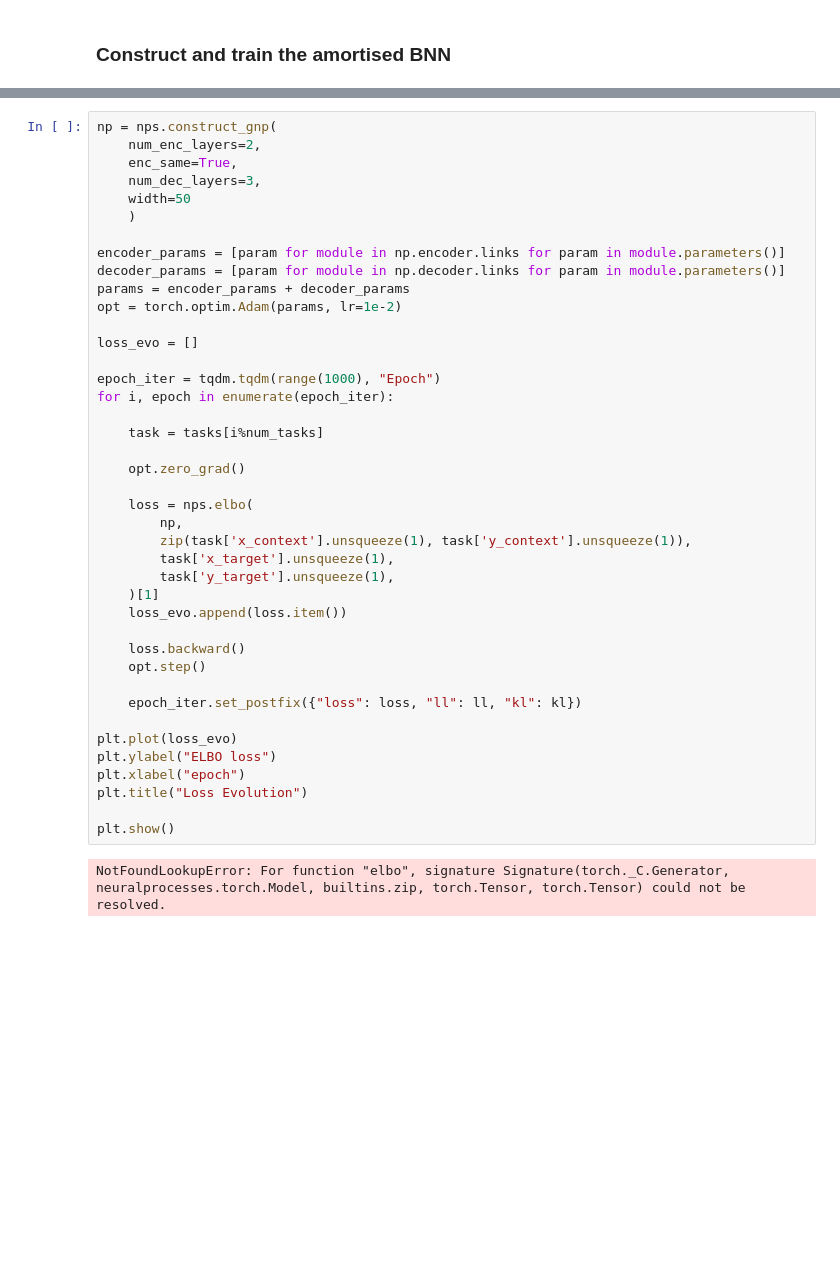
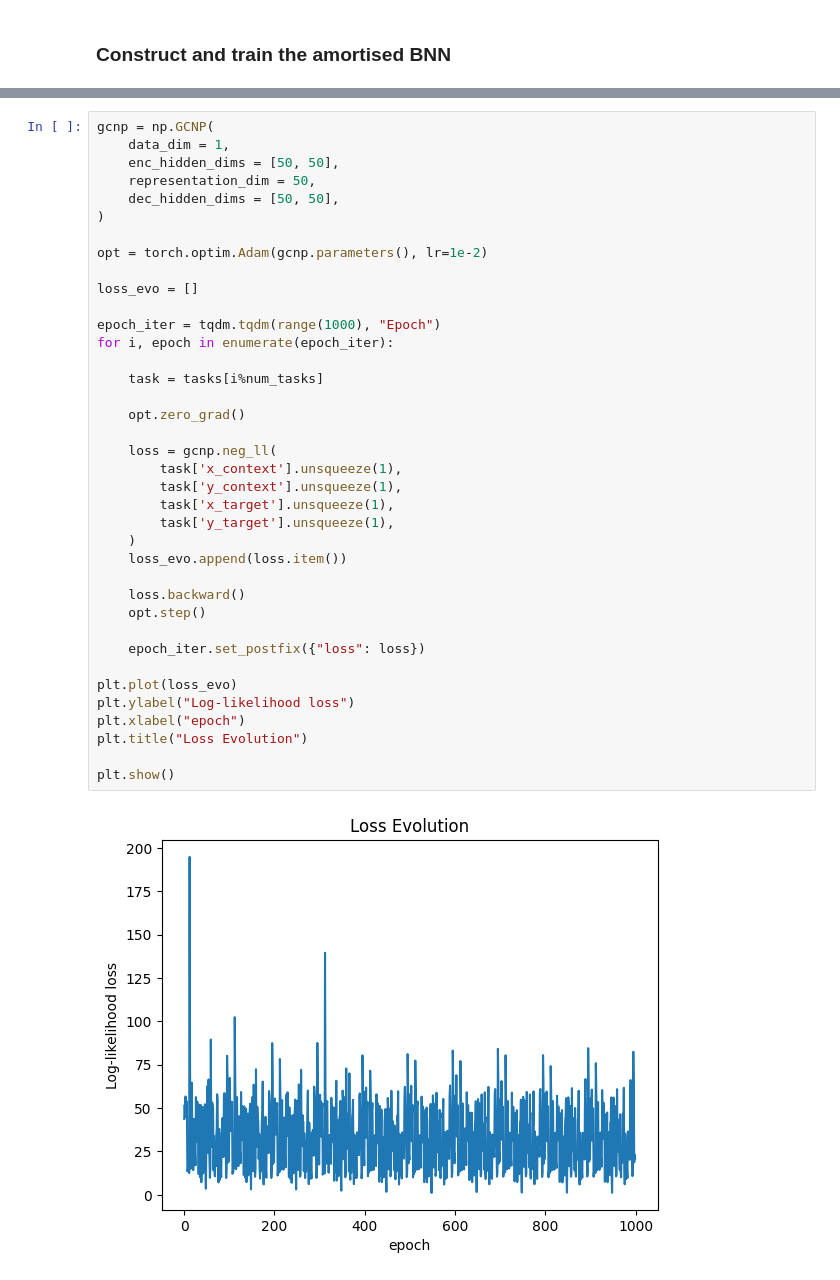
Before and after one commit to Sheev13/bnn_amort_inf, a Jupyter notebook: amort_bnn_vs_np.ipynb, the cells around one changed output, grey strips where cells are left out. Saved outputs shown, nothing was run; the diff lists cells and outputs as text; blank space fills up the shorter version.

Commit message:
initial implementation of neural process complete

```diff
--- a/amort_bnn_vs_np.ipynb
+++ b/amort_bnn_vs_np.ipynb
@@ -74,43 +75,40 @@ plt.show()
 # %%
-np = nps.construct_gnp(
-    num_enc_layers=2,
-    enc_same=True,
-    num_dec_layers=3,
-    width=50
-    )
+gcnp = np.GCNP(
+    data_dim = 1,
+    enc_hidden_dims = [50, 50],
+    representation_dim = 50,
+    dec_hidden_dims = [50, 50],
+)
 
-encoder_params = [param for module in np.encoder.links for param in module.parameters()]
-decoder_params = [param for module in np.decoder.links for param in module.parameters()]
-params = encoder_params + decoder_params
-opt = torch.optim.Adam(params, lr=1e-2)
+opt = torch.optim.Adam(gcnp.parameters(), lr=1e-2)
 
 loss_evo = []
 
 epoch_iter = tqdm.tqdm(range(1000), "Epoch")
 for i, epoch in enumerate(epoch_iter):
 
     task = tasks[i%num_tasks]
 
     opt.zero_grad()
 
-    loss = nps.elbo(
-        np,
-        zip(task['x_context'].unsqueeze(1), task['y_context'].unsqueeze(1)),
+    loss = gcnp.neg_ll(
+        task['x_context'].unsqueeze(1),
+        task['y_context'].unsqueeze(1),
         task['x_target'].unsqueeze(1),
         task['y_target'].unsqueeze(1),
-    )[1]
+    )
     loss_evo.append(loss.item())
 
     loss.backward()
     opt.step()
 
-    epoch_iter.set_postfix({"loss": loss, "ll": ll, "kl": kl})
+    epoch_iter.set_postfix({"loss": loss})
 
 plt.plot(loss_evo)
-plt.ylabel("ELBO loss")
+plt.ylabel("Log-likelihood loss")
 plt.xlabel("epoch")
 plt.title("Loss Evolution")
 
 plt.show()
 # %% [output]
-NotFoundLookupError: For function "elbo", signature Signature(torch._C.Generator, neuralprocesses.torch.Model, builtins.zip, torch.Tensor, torch.Tensor) could not be resolved.
+[figure, added]
```
Also changed, not shown: parts of 7 cells of this notebook, 1 other file.
